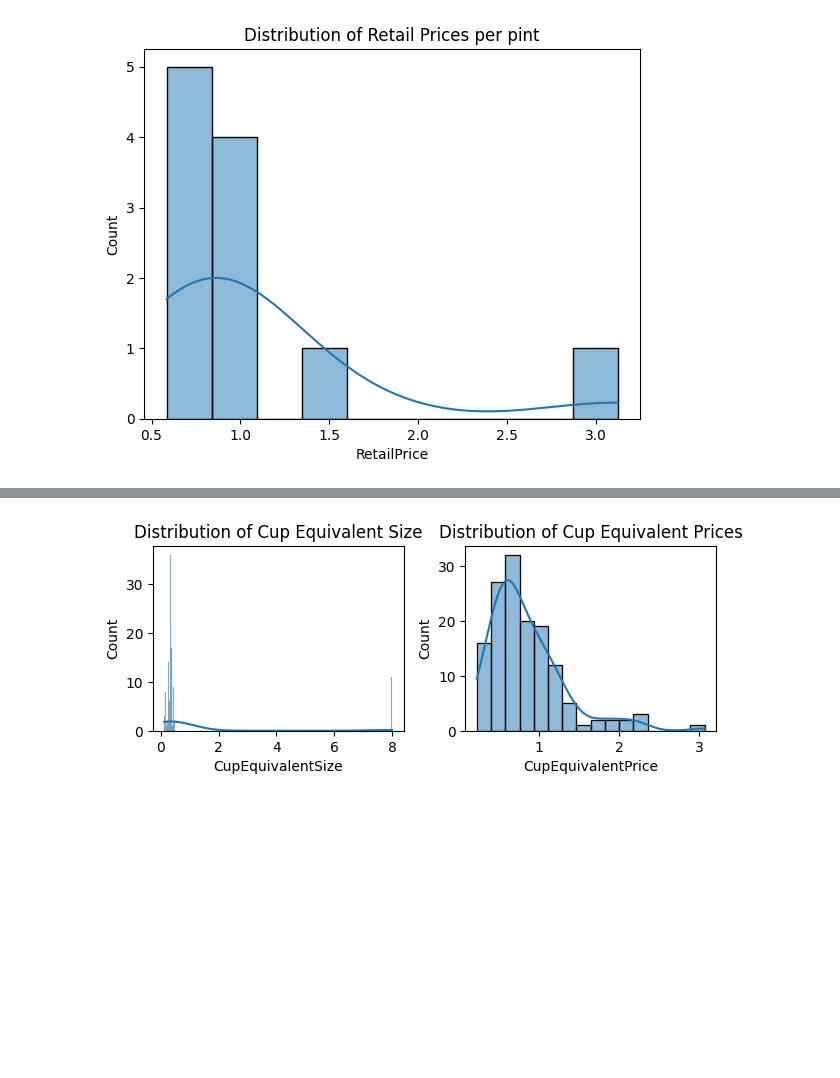
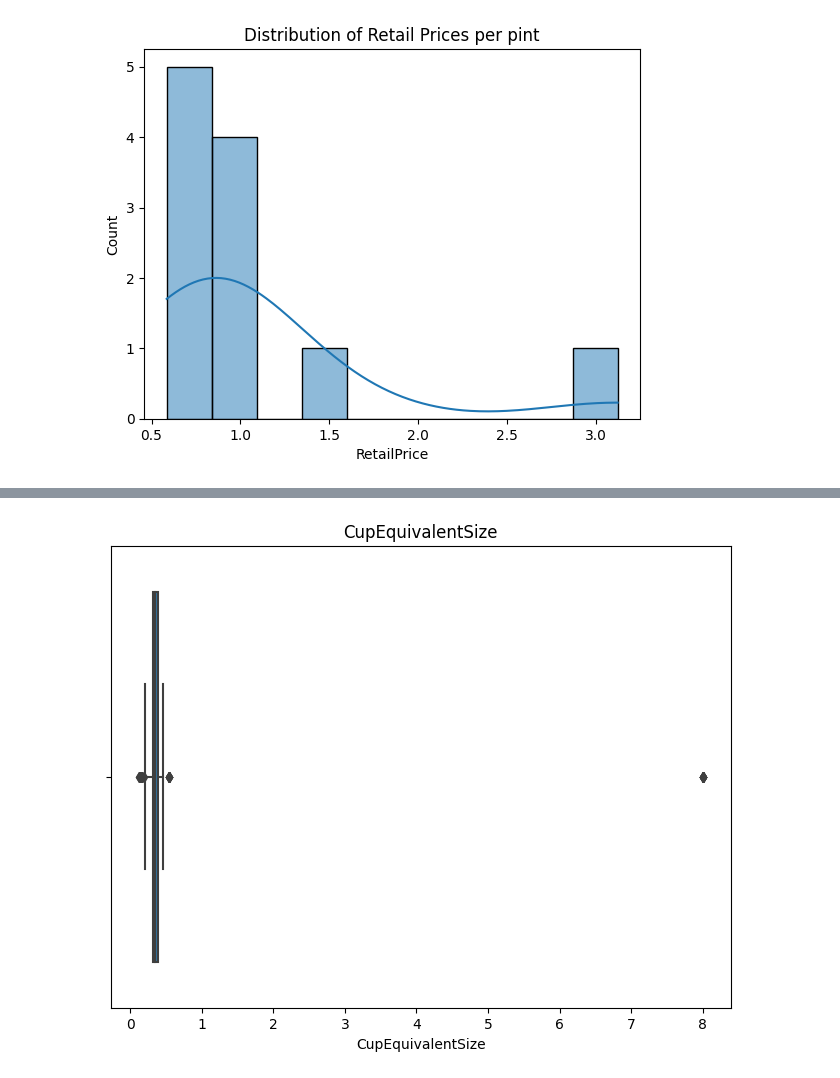
Before and after one commit to OmarEmad313/Data-Analysis-Projects, a Jupyter notebook: pandas-application-on-fruits-and-vegetables.ipynb, the cells around one changed output, grey strips where cells are left out. Saved outputs shown, nothing was run; the diff lists cells and outputs as text; code cells hidden in the pictures; blank space fills up the shorter version.

```diff
--- a/pandas-application-on-fruits-and-vegetables.ipynb
+++ b/pandas-application-on-fruits-and-vegetables.ipynb
@@ -151,15 +154,7 @@ df = df.drop(outliers.index)
-# %%
-
-# Histogram for CupEquivalentSize
-plt.subplot(2, 2, 3)
-sns.histplot(df['CupEquivalentSize'], kde=True)
-plt.title('Distribution of Cup Equivalent Size')
-
-# Histogram for CupEquivalentPrice
-plt.subplot(2, 2, 4)
-sns.histplot(df['CupEquivalentPrice'], kde=True)
-plt.title('Distribution of Cup Equivalent Prices')
-
-plt.tight_layout()
-# %% [output]
-[figure, removed]
+# %%
+plt.figure(figsize=(8,6))
+sns.boxplot(x='CupEquivalentSize',data=df)
+plt.title('CupEquivalentSize')
+plt.show()
+# %% [output]
+[figure, added]
```
Also changed, not shown: parts of 16 cells of this notebook.
